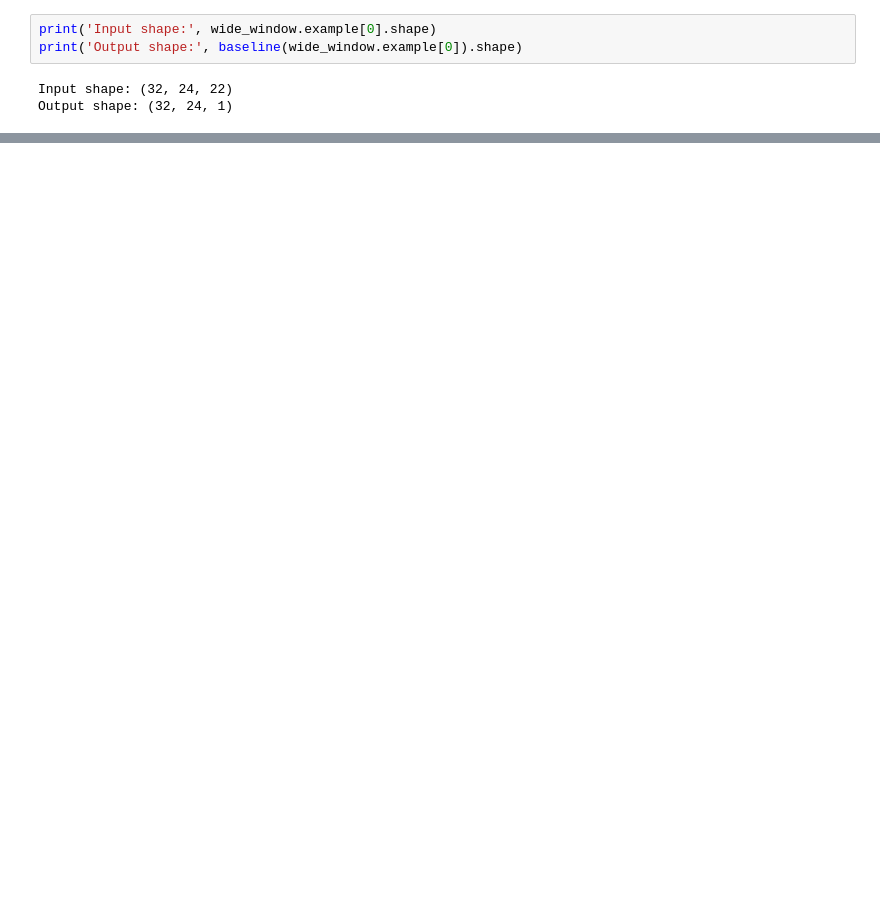
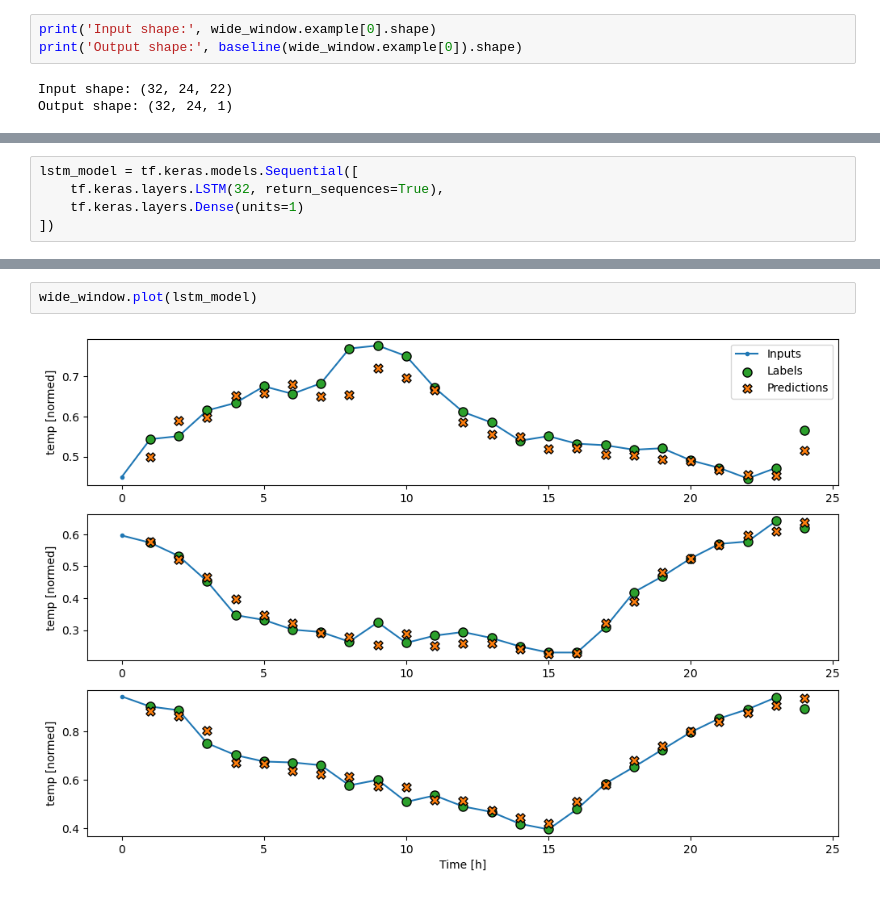
Before and after one commit to tgfive/Inverse_Classification, a Jupyter notebook: brazil_data/Untitled.ipynb, the cells around one changed output, grey strips where cells are left out. Drawn from its saved outputs; the diff is of its cells as text; blank space fills up the shorter version.

```diff
--- a/brazil_data/Untitled.ipynb
+++ b/brazil_data/Untitled.ipynb
@@ -592,0 +641,5 @@ Epoch 5/20
+# %%
+lstm_model = tf.keras.models.Sequential([
+    tf.keras.layers.LSTM(32, return_sequences=True),
+    tf.keras.layers.Dense(units=1)
+])
@@ -592,0 +675,4 @@ Epoch 5/20
+# %%
+wide_window.plot(lstm_model)
+# %% [output]
+[figure, added]
```
Also changed, not shown: parts of 20 cells of this notebook, 5 other files.
